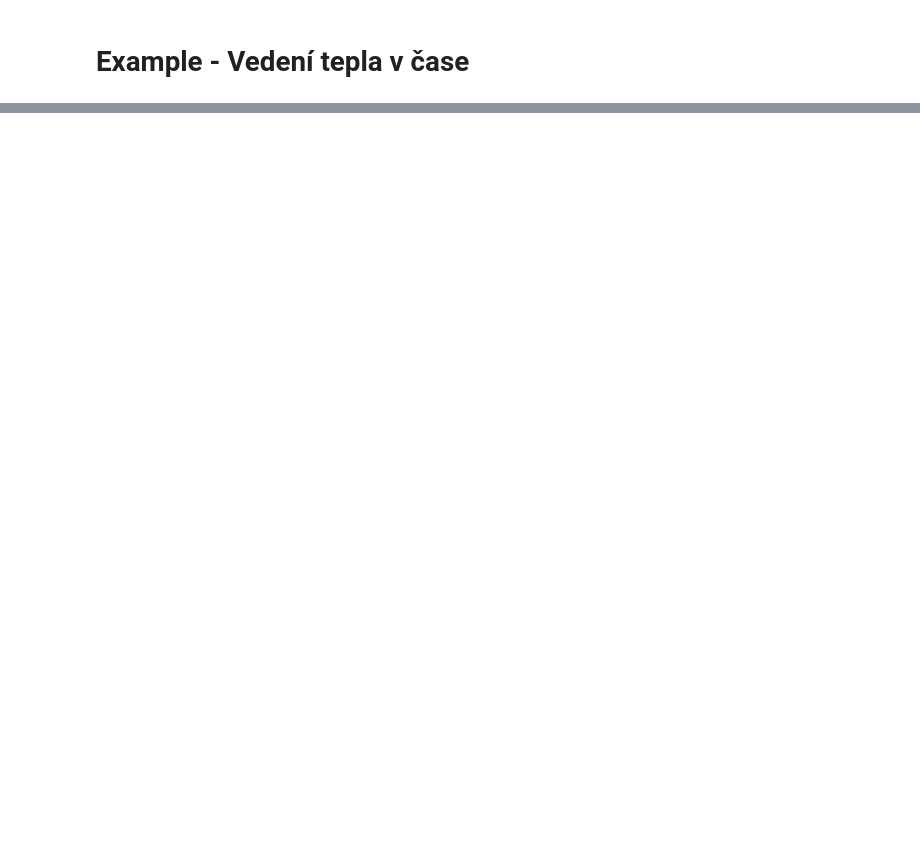
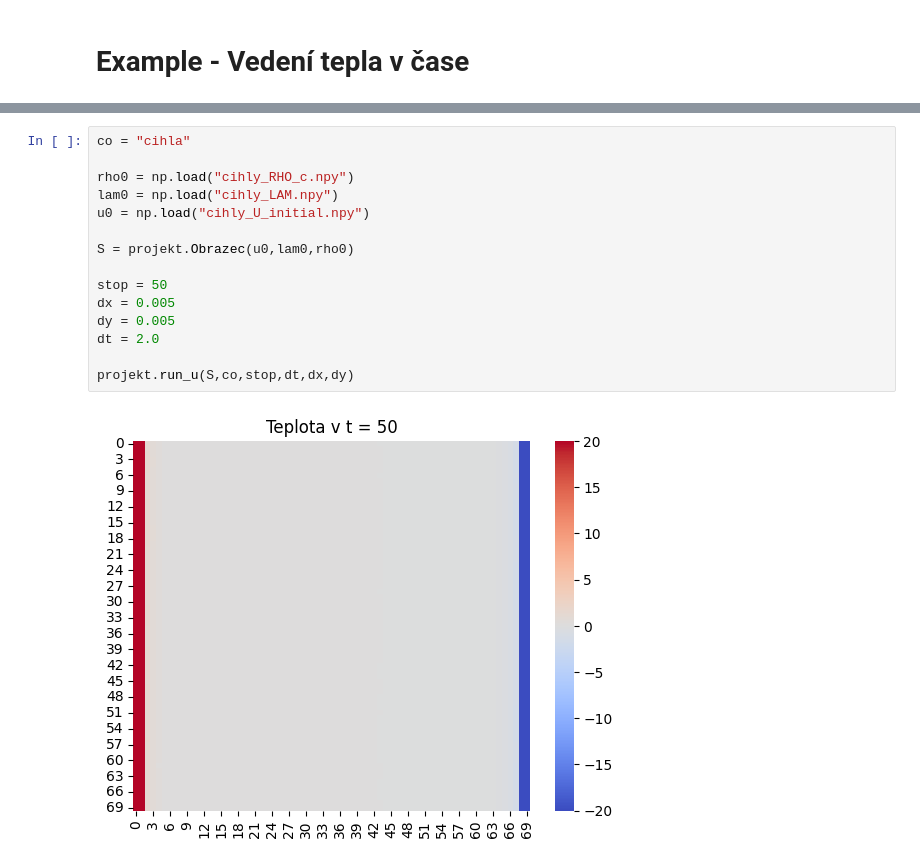
Before and after one commit to koc0326/projekt_vvp, a Jupyter notebook: examples.ipynb, the cells around one changed output, grey strips where cells are left out. Drawn from its saved outputs; the diff is of its cells as text; blank space fills up the shorter version.

```diff
--- a/examples.ipynb
+++ b/examples.ipynb
@@ -82,0 +66,17 @@ projekt.run_u(S,co,postup,start,stop,dt,dx,dy)
+# %%
+co = "cihla"
+
+rho0 = np.load("cihly_RHO_c.npy")
+lam0 = np.load("cihly_LAM.npy")
+u0 = np.load("cihly_U_initial.npy")
+
+S = projekt.Obrazec(u0,lam0,rho0)
+
+stop = 50
+dx = 0.005
+dy = 0.005
+dt = 2.0
+
+projekt.run_u(S,co,stop,dt,dx,dy)
+# %% [output]
+[figure, added]
```
Also changed, not shown: parts of 9 cells of this notebook.
